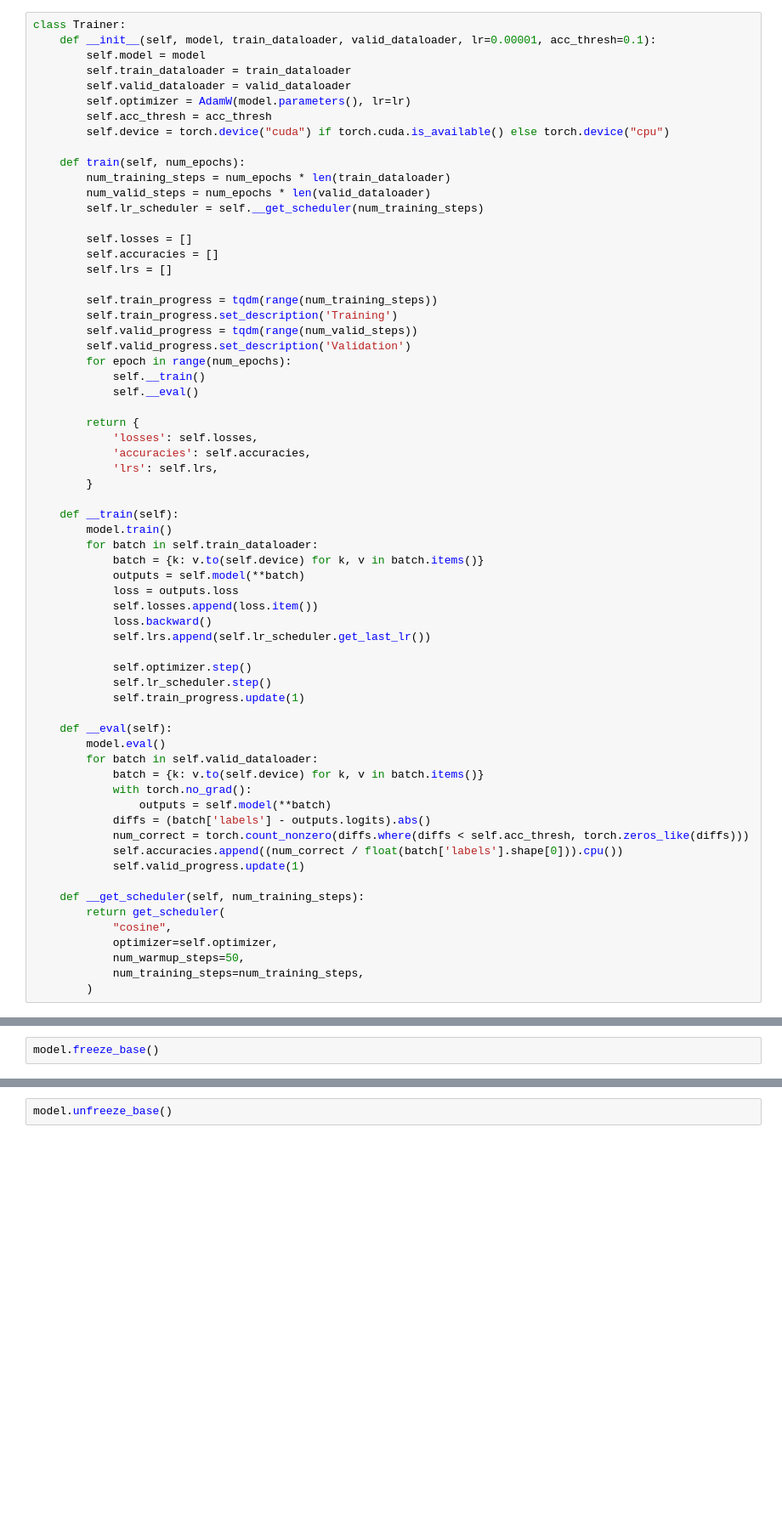
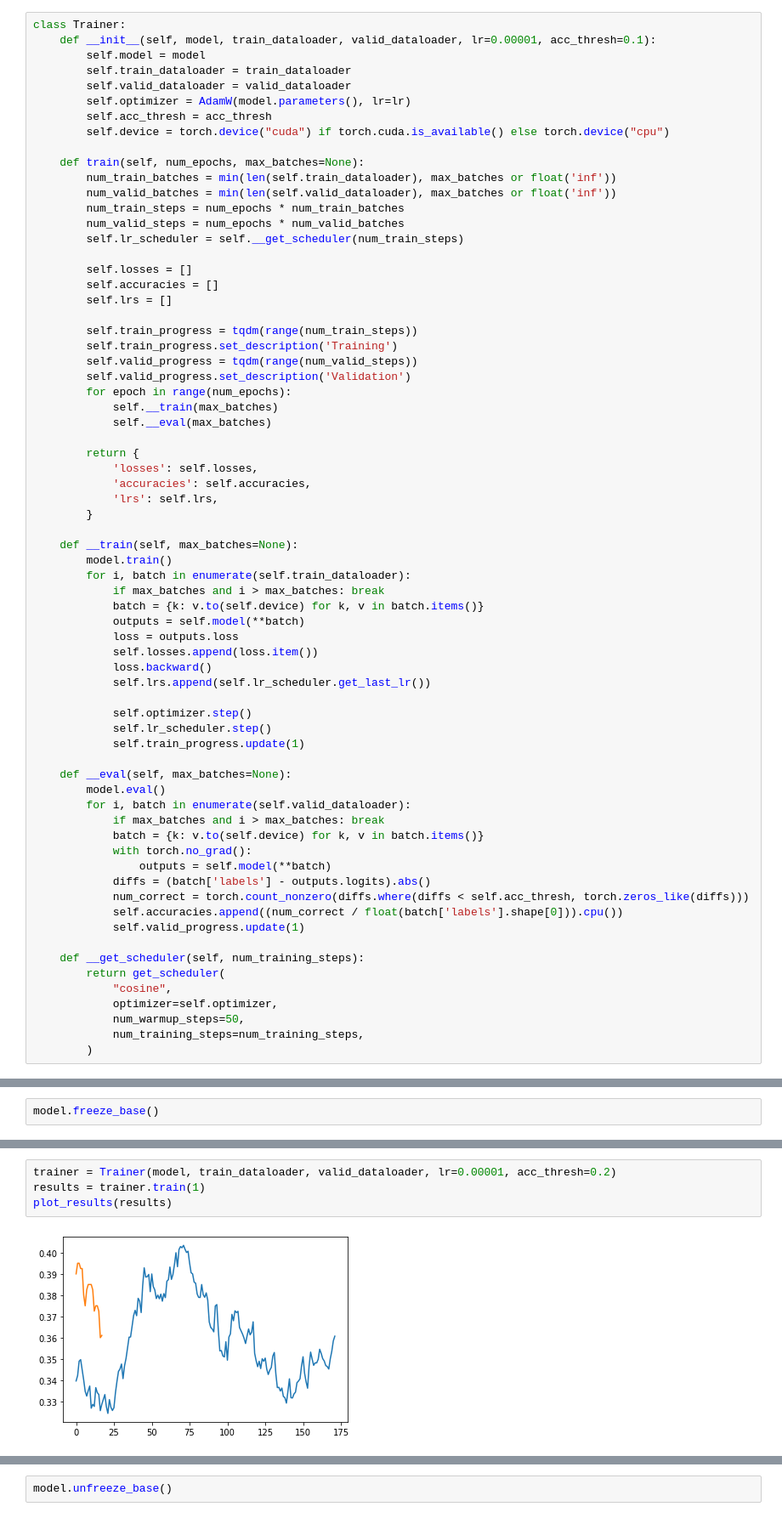
Before and after one commit to RohanM/news-bias, a Jupyter notebook: finetune.ipynb, the cells around one changed output, grey strips where cells are left out. Shown at 85% size. Saved outputs shown, nothing was run; the diff lists cells and outputs as text; blank space fills up the shorter version.

Commit message:
Add max_batches limit to Trainer

```diff
--- a/finetune.ipynb
+++ b/finetune.ipynb
@@ -177,22 +177,24 @@ class Trainer:
         self.acc_thresh = acc_thresh
         self.device = torch.device("cuda") if torch.cuda.is_available() else torch.device("cpu")
 
-    def train(self, num_epochs):
-        num_training_steps = num_epochs * len(train_dataloader)
-        num_valid_steps = num_epochs * len(valid_dataloader)
-        self.lr_scheduler = self.__get_scheduler(num_training_steps)
+    def train(self, num_epochs, max_batches=None):
+        num_train_batches = min(len(self.train_dataloader), max_batches or float('inf'))
+        num_valid_batches = min(len(self.valid_dataloader), max_batches or float('inf'))
+        num_train_steps = num_epochs * num_train_batches
+        num_valid_steps = num_epochs * num_valid_batches
+        self.lr_scheduler = self.__get_scheduler(num_train_steps)
 
         self.losses = []
         self.accuracies = []
         self.lrs = []
 
-        self.train_progress = tqdm(range(num_training_steps))
+        self.train_progress = tqdm(range(num_train_steps))
         self.train_progress.set_description('Training')
         self.valid_progress = tqdm(range(num_valid_steps))
         self.valid_progress.set_description('Validation')
         for epoch in range(num_epochs):
-            self.__train()
-            self.__eval()
+            self.__train(max_batches)
+            self.__eval(max_batches)
 
         return {
             'losses': self.losses,
@@ -200,9 +202,10 @@ class Trainer:
             'lrs': self.lrs,
         }
 
-    def __train(self):
+    def __train(self, max_batches=None):
         model.train()
-        for batch in self.train_dataloader:
+        for i, batch in enumerate(self.train_dataloader):
+            if max_batches and i > max_batches: break
             batch = {k: v.to(self.device) for k, v in batch.items()}
             outputs = self.model(**batch)
             loss = outputs.loss
@@ -214,9 +217,10 @@ class Trainer:
             self.lr_scheduler.step()
             self.train_progress.update(1)
 
-    def __eval(self):
+    def __eval(self, max_batches=None):
         model.eval()
-        for batch in self.valid_dataloader:
+        for i, batch in enumerate(self.valid_dataloader):
+            if max_batches and i > max_batches: break
             batch = {k: v.to(self.device) for k, v in batch.items()}
             with torch.no_grad():
                 outputs = self.model(**batch)
@@ -256,0 +255,6 @@ plot_results(results, 50)
+# %%
+trainer = Trainer(model, train_dataloader, valid_dataloader, lr=0.00001, acc_thresh=0.2)
+results = trainer.train(1)
+plot_results(results)
+# %% [output]
+[figure, added]
```
Also changed, not shown: parts of 12 cells of this notebook.
